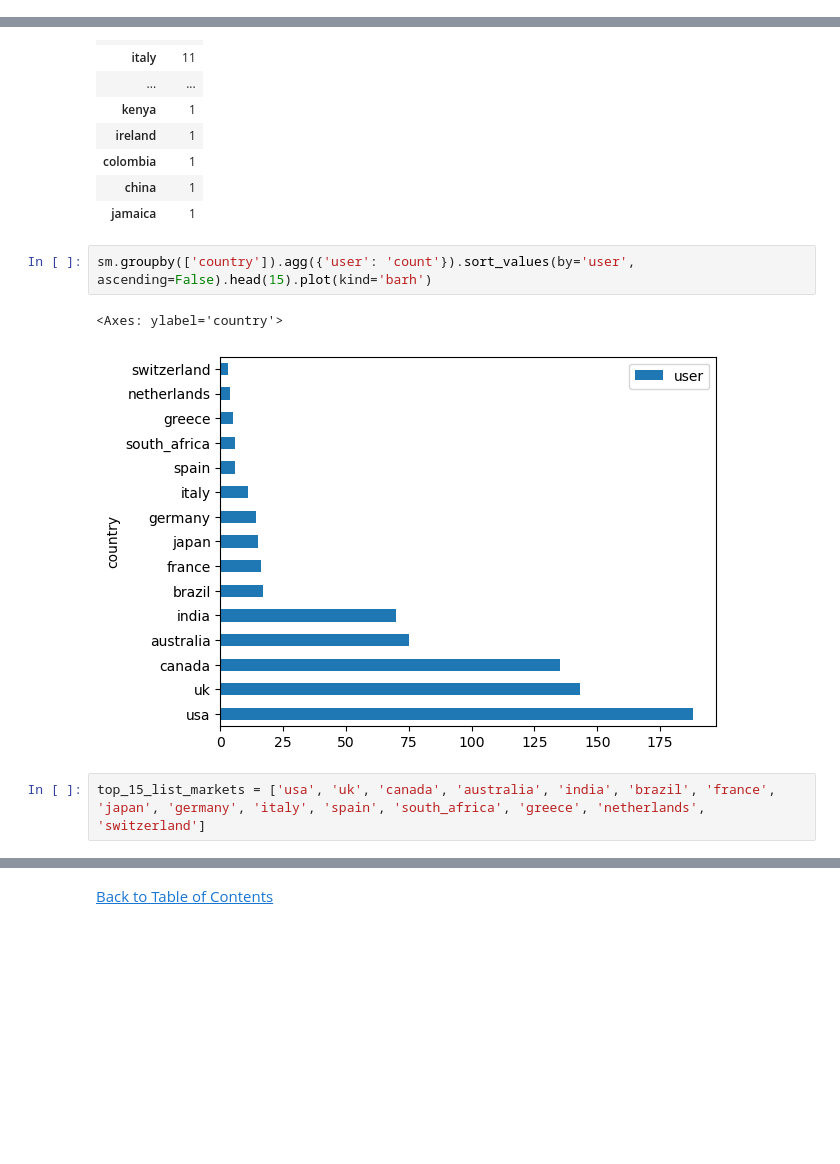
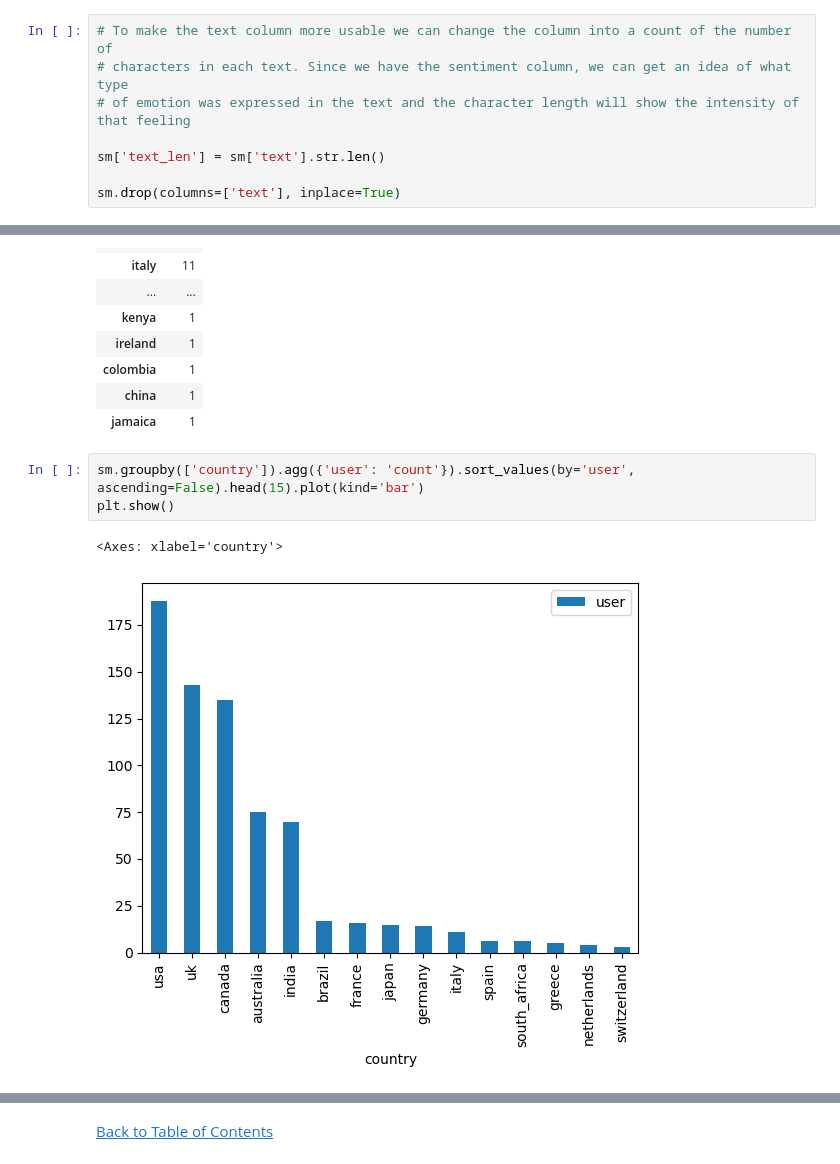
Before and after one commit to jasondo-da/Social_Media_Analysis, a Jupyter notebook: social_media_sentiments_analysis.ipynb, the cells around one changed output, grey strips where cells are left out. Drawn from its saved outputs; the diff is of its cells as text; blank space fills up the shorter version.

```diff
--- a/social_media_sentiments_analysis.ipynb
+++ b/social_media_sentiments_analysis.ipynb
@@ -639,6 +639,14 @@ positive    466
 negative    194
 neutral      72
 Name: count, dtype: int64
+# %%
+# To make the text column more usable we can change the column into a count of the number of
+# characters in each text. Since we have the sentiment column, we can get an idea of what type
+# of emotion was expressed in the text and the character length will show the intensity of that feeling
+
+sm['text_len'] = sm['text'].str.len()
+
+sm.drop(columns=['text'], inplace=True)
 # %%
 sm.head()
 # %% [output]
@@ -701,9 +707,8 @@ sm.groupby(['country']).agg({'user': 'count'}).sort_values(by='user', ascending=
 | china | 1 |
 | jamaica | 1 |
 # %%
-sm.groupby(['country']).agg({'user': 'count'}).sort_values(by='user', ascending=False).head(15).plot(kind='barh')
+sm.groupby(['country']).agg({'user': 'count'}).sort_values(by='user', ascending=False).head(15).plot(kind='bar')
+plt.show()
 # %% [output]
-<Axes: ylabel='country'>
+<Axes: xlabel='country'>
-[figure, old version]
+[figure, new version]
-# %%
-top_15_list_markets = ['usa', 'uk', 'canada', 'australia', 'india', 'brazil', 'france', 'japan', 'germany', 'italy', 'spain', 'south_africa', 'greece', 'netherlands', 'switzerland']
```
Also changed, not shown: parts of 11 cells of this notebook.
